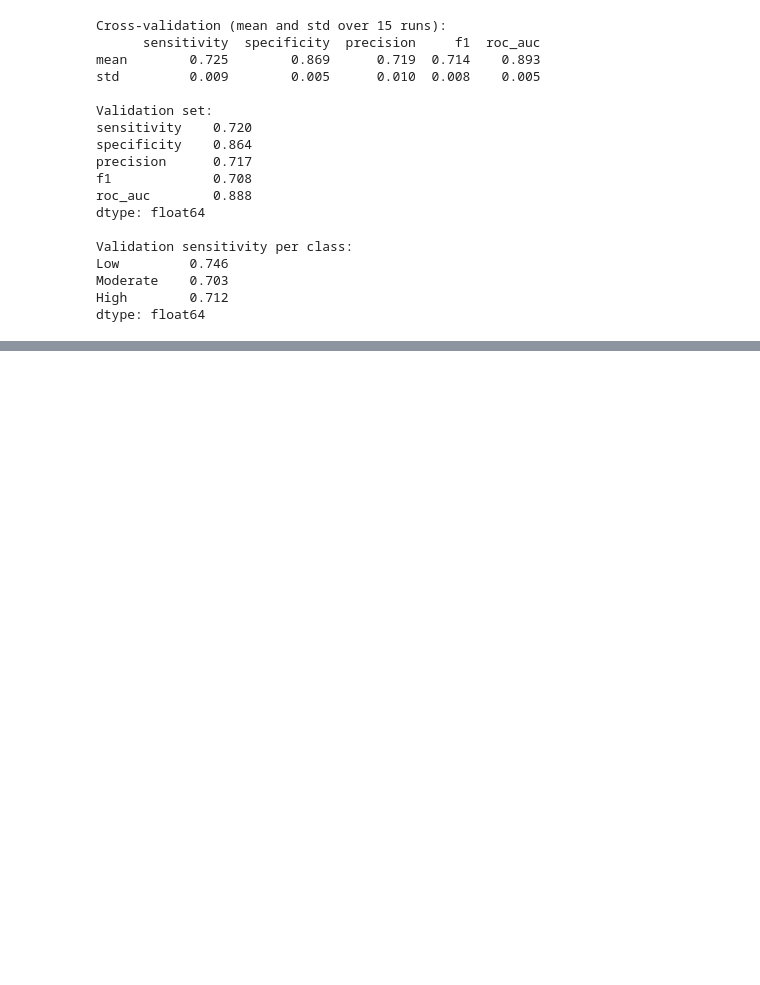
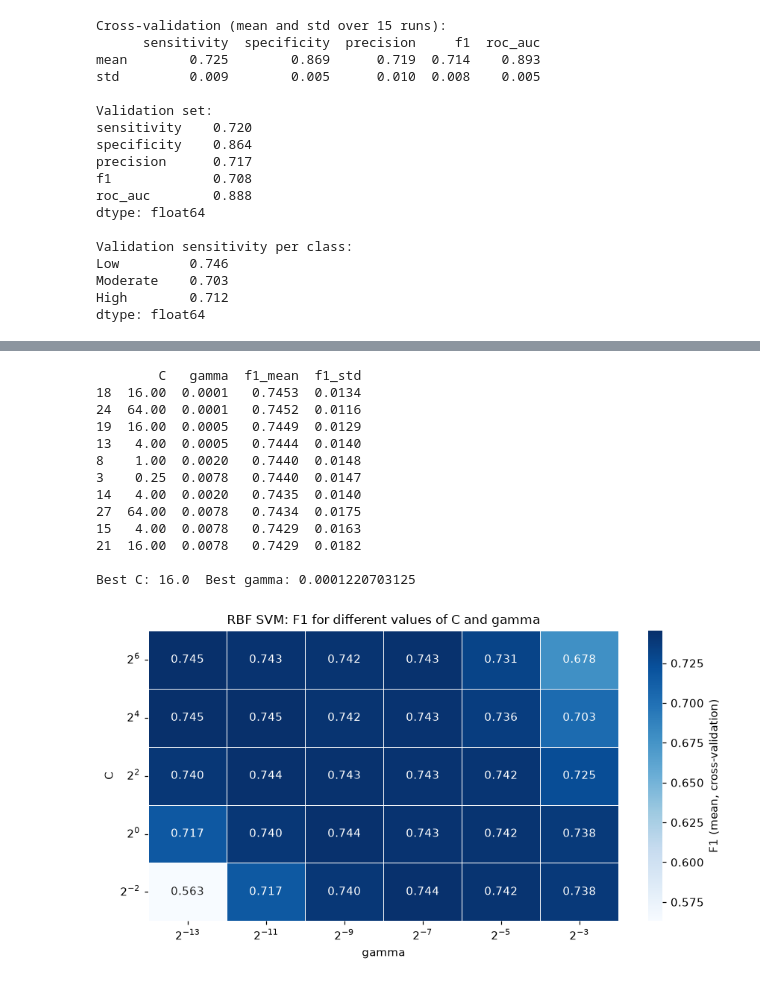
Before and after one commit to rodrigojsm/AC_Project, a Jupyter notebook: AC_project.ipynb, the cells around one changed output, grey strips where cells are left out. Cells and saved outputs as stored; diff of their text form; code cells hidden in the pictures; blank space fills up the shorter version.

```diff
--- a/AC_project.ipynb
+++ b/AC_project.ipynb
@@ -896,0 +1052,49 @@ dtype: float64
+# %%
+# Values that will be tested for C and gamma in the RBF SVM
+C_grid = [2.0**p for p in (-2, 0, 2, 4, 6)]
+gamma_grid = [2.0**p for p in (-13, -11, -9, -7, -5, -3)]
+rbf_results = []
+
+for C in C_grid:
+    for gamma in gamma_grid:
+        scores = cross_validate_model(SVM(kernel='rbf', C=C, gamma=gamma, class_weight='balanced', cache_size=1000),
+                                      X_train_svm, y_train, n_repeats=1)
+        rbf_results.append({'C': C, 'gamma': gamma, 'f1_mean': scores['f1'].mean(), 'f1_std': scores['f1'].std()})
+
+rbf_results = pd.DataFrame(rbf_results)
+print(rbf_results.sort_values('f1_mean', ascending=False).head(10).round(4))
+
+best_rbf = rbf_results.loc[rbf_results['f1_mean'].idxmax()]
+print()
+print('Best C:', best_rbf['C'], ' Best gamma:', best_rbf['gamma'])
+
+#RBF SVM Plot:
+
+grid = rbf_results.pivot(index='C', columns='gamma', values='f1_mean').sort_index(ascending=False)
+power = lambda v: f'$2^{{{int(np.log2(v))}}}$'
+
+fig, ax = plt.subplots(figsize=(8, 4.5))
+sns.heatmap(grid, annot=True, fmt='.3f', cmap='Blues', linewidths=0.5, ax=ax,
+            xticklabels=[power(g) for g in grid.columns], yticklabels=[power(c) for c in grid.index],
+            cbar_kws={'label': 'F1 (mean, cross-validation)'})
+ax.set_xlabel('gamma')
+ax.set_ylabel('C')
+ax.set_title('RBF SVM: F1 for different values of C and gamma')
+ax.tick_params(axis='y', rotation=0)
+plt.tight_layout()
+plt.show()
+# %% [output]
+        C   gamma  f1_mean  f1_std
+18  16.00  0.0001   0.7453  0.0134
+24  64.00  0.0001   0.7452  0.0116
+19  16.00  0.0005   0.7449  0.0129
+13   4.00  0.0005   0.7444  0.0140
+8    1.00  0.0020   0.7440  0.0148
+3    0.25  0.0078   0.7440  0.0147
+14   4.00  0.0020   0.7435  0.0140
+27  64.00  0.0078   0.7434  0.0175
+15   4.00  0.0078   0.7429  0.0163
+21  16.00  0.0078   0.7429  0.0182
+
+Best C: 16.0  Best gamma: 0.0001220703125
+[figure, added]
```
Also changed, not shown: parts of 12 cells of this notebook, 1 other file.
